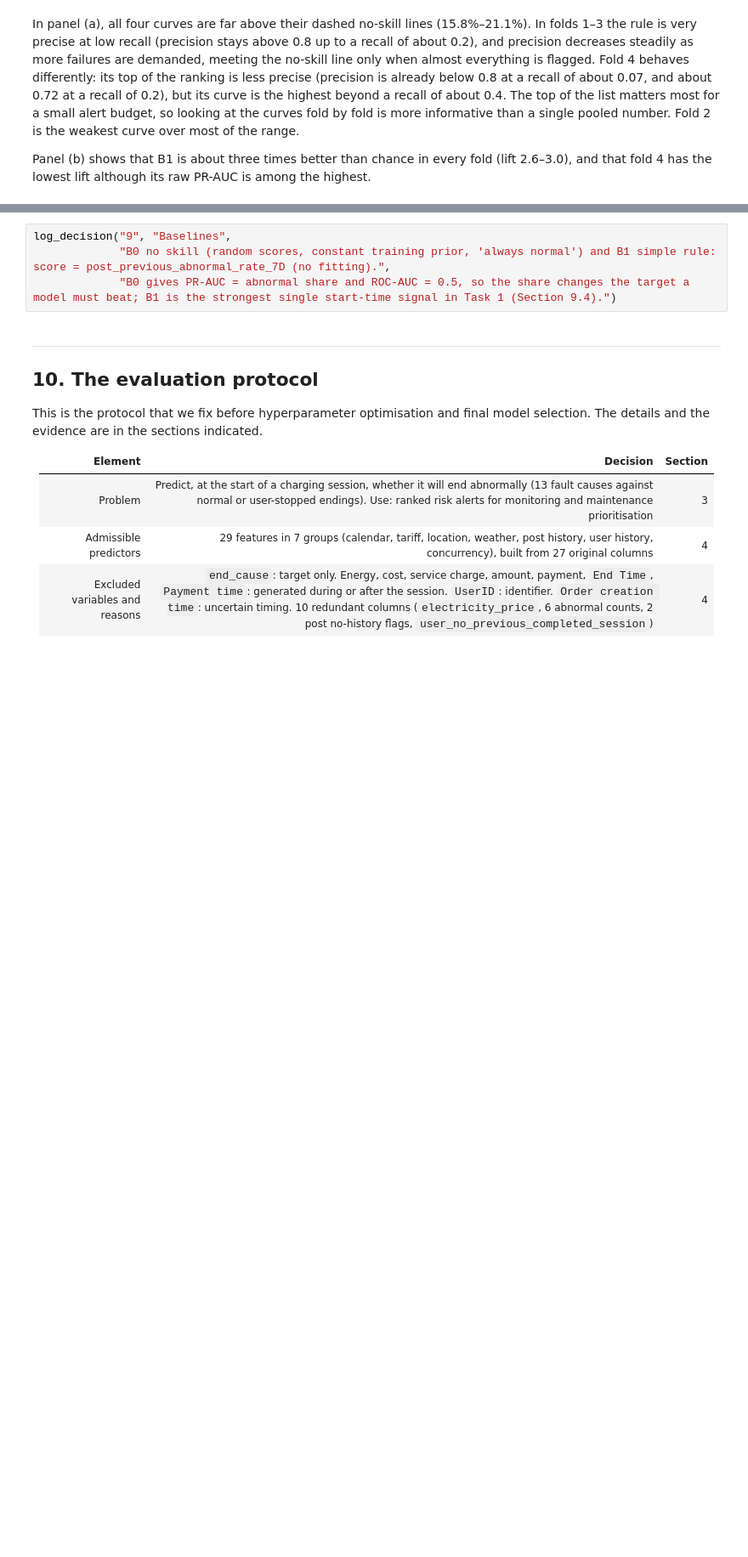
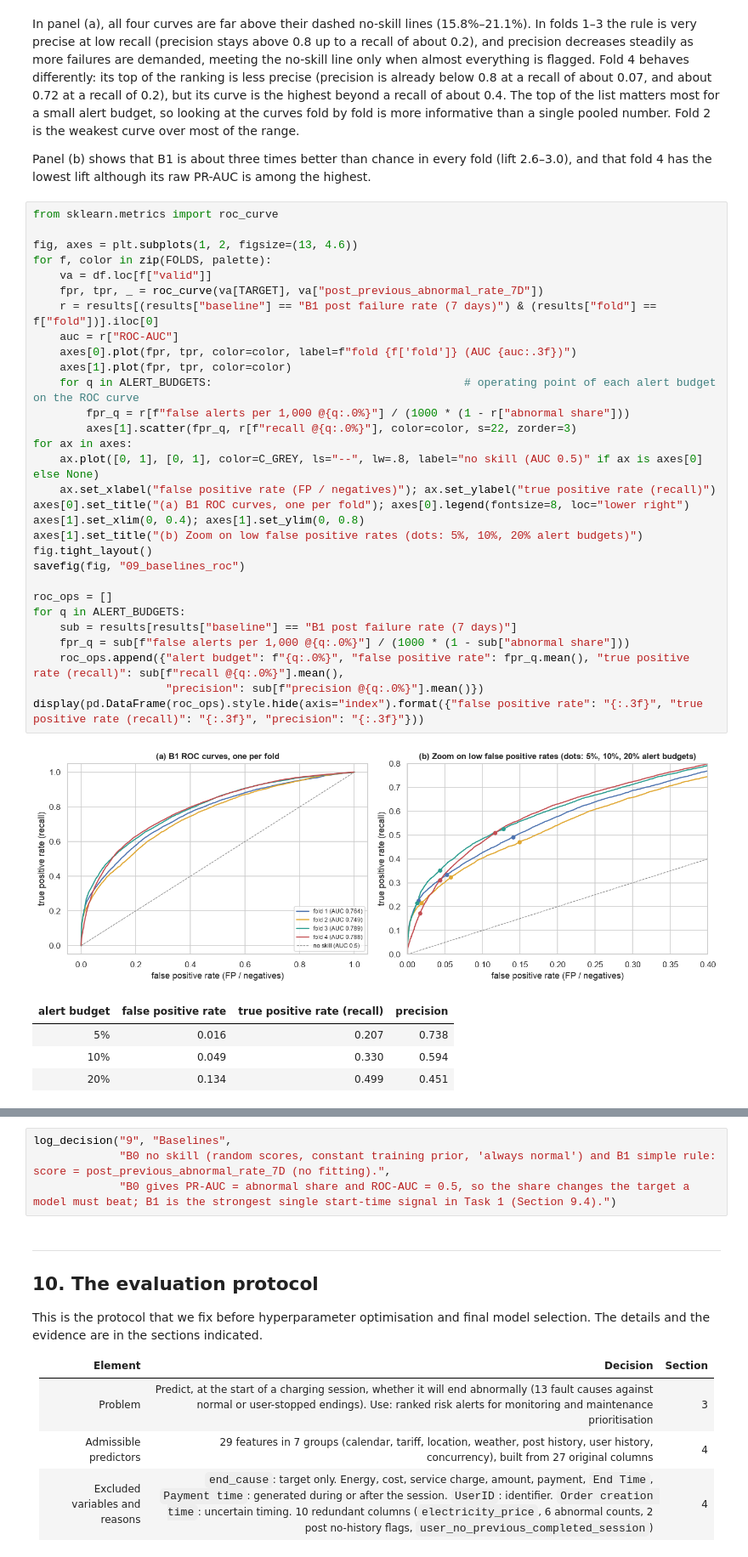
Before and after one commit to AmirMasnavi/MINDD, a Jupyter notebook: Task2.ipynb, the cells around one changed output, grey strips where cells are left out. Shown at 85% size. Drawn from its saved outputs; the diff is of its cells as text; blank space fills up the shorter version.

```diff
--- a/Task2.ipynb
+++ b/Task2.ipynb
@@ -911,3 +906,39 @@ fold is more informative than a single pooled number. Fold 2 is the weakest curv
 
 Panel (b) shows that B1 is about three times better than chance in every fold (lift 2.6–3.0), and that fold 4 has the lowest lift
 although its raw PR-AUC is among the highest.
+# %%
+from sklearn.metrics import roc_curve
+
+fig, axes = plt.subplots(1, 2, figsize=(13, 4.6))
+for f, color in zip(FOLDS, palette):
+    va = df.loc[f["valid"]]
+    fpr, tpr, _ = roc_curve(va[TARGET], va["post_previous_abnormal_rate_7D"])
+    r = results[(results["baseline"] == "B1 post failure rate (7 days)") & (results["fold"] == f["fold"])].iloc[0]
+    auc = r["ROC-AUC"]
+    axes[0].plot(fpr, tpr, color=color, label=f"fold {f['fold']} (AUC {auc:.3f})")
+    axes[1].plot(fpr, tpr, color=color)
+    for q in ALERT_BUDGETS:                                      # operating point of each alert budget on the ROC curve
+        fpr_q = r[f"false alerts per 1,000 @{q:.0%}"] / (1000 * (1 - r["abnormal share"]))
+        axes[1].scatter(fpr_q, r[f"recall @{q:.0%}"], color=color, s=22, zorder=3)
+for ax in axes:
+    ax.plot([0, 1], [0, 1], color=C_GREY, ls="--", lw=.8, label="no skill (AUC 0.5)" if ax is axes[0] else None)
+    ax.set_xlabel("false positive rate (FP / negatives)"); ax.set_ylabel("true positive rate (recall)")
+axes[0].set_title("(a) B1 ROC curves, one per fold"); axes[0].legend(fontsize=8, loc="lower right")
+axes[1].set_xlim(0, 0.4); axes[1].set_ylim(0, 0.8)
+axes[1].set_title("(b) Zoom on low false positive rates (dots: 5%, 10%, 20% alert budgets)")
+fig.tight_layout()
+savefig(fig, "09_baselines_roc")
+
+roc_ops = []
+for q in ALERT_BUDGETS:
+    sub = results[results["baseline"] == "B1 post failure rate (7 days)"]
+    fpr_q = sub[f"false alerts per 1,000 @{q:.0%}"] / (1000 * (1 - sub["abnormal share"]))
+    roc_ops.append({"alert budget": f"{q:.0%}", "false positive rate": fpr_q.mean(), "true positive rate (recall)": sub[f"recall @{q:.0%}"].mean(),
+                    "precision": sub[f"precision @{q:.0%}"].mean()})
+display(pd.DataFrame(roc_ops).style.hide(axis="index").format({"false positive rate": "{:.3f}", "true positive rate (recall)": "{:.3f}", "precision": "{:.3f}"}))
+# %% [output]
+[figure, added]
+| alert budget | false positive rate | true positive rate (recall) | precision |
+| 5% | 0.016 | 0.207 | 0.738 |
+| 10% | 0.049 | 0.330 | 0.594 |
+| 20% | 0.134 | 0.499 | 0.451 |
```
Also changed, not shown: parts of 4 cells of this notebook, 4 other files.
